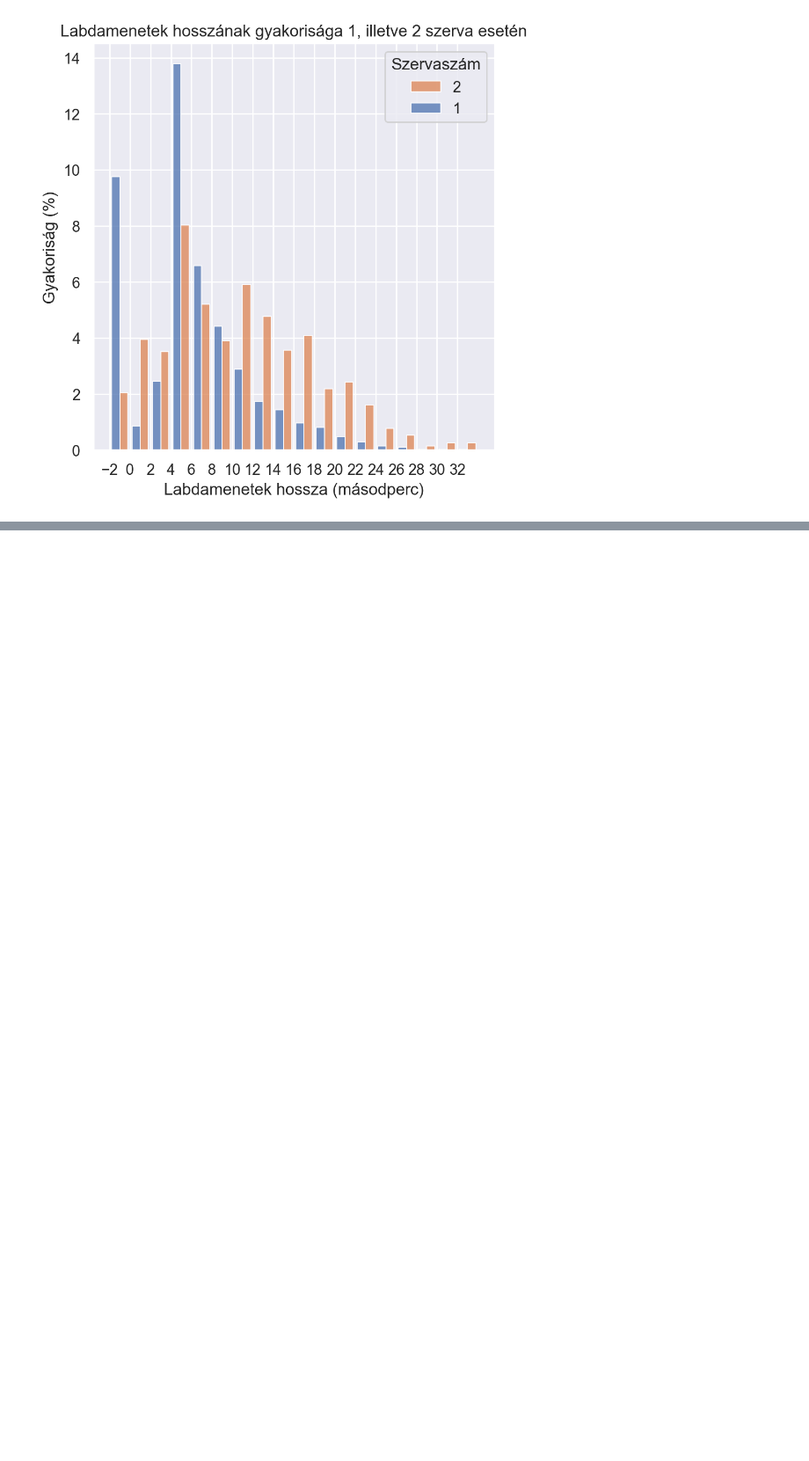
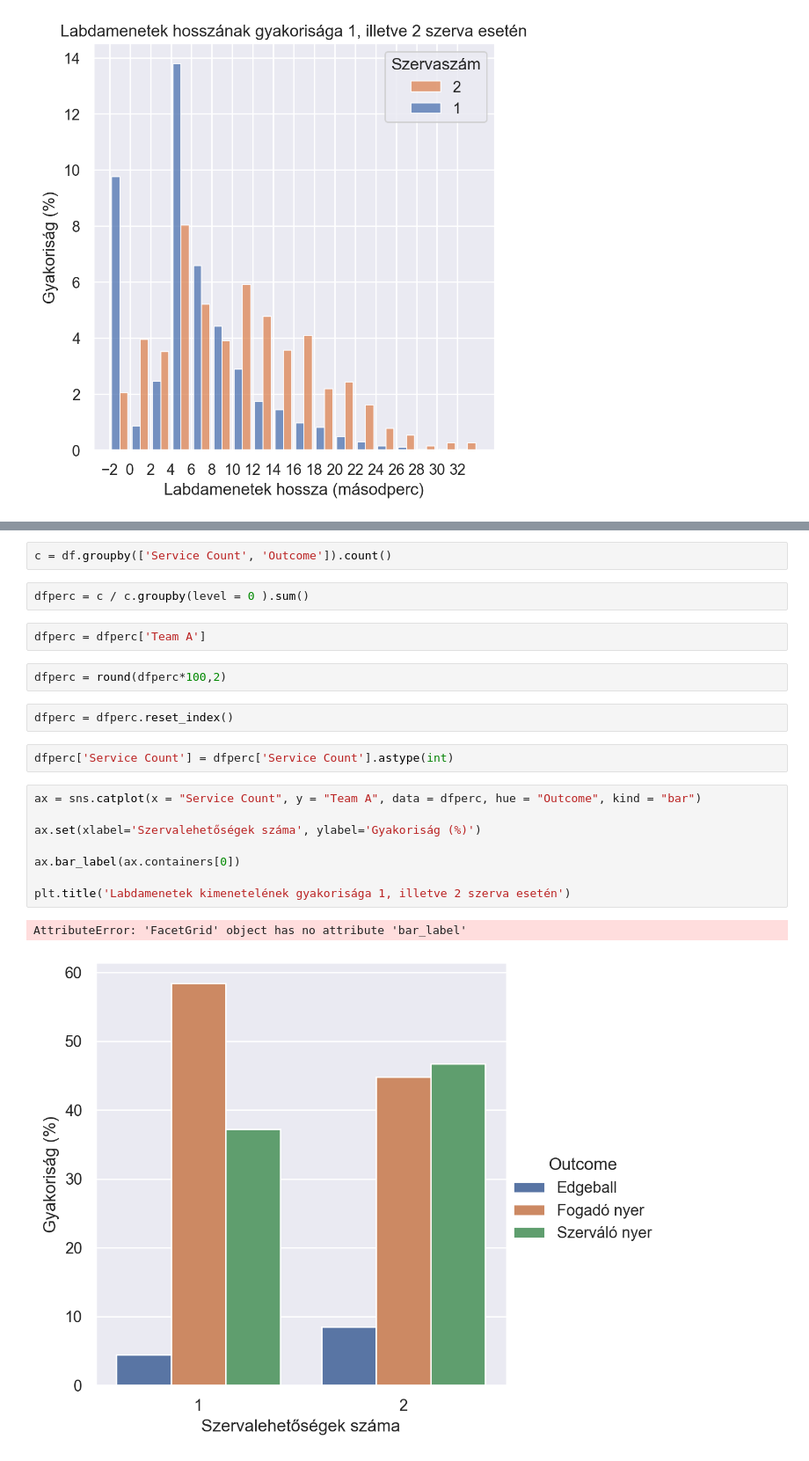
Before and after one commit to barnabasnemeth/Teqball_Services_1_vs_2, a Jupyter notebook: main.ipynb, the cells around one changed output, grey strips where cells are left out. Shown: that part at 88% size. Drawn from its saved outputs; the diff is of its cells as text; blank space fills up the shorter version.

Commit message:
Outcome of rallies (1 vs 2 services)

```diff
--- a/main.ipynb
+++ b/main.ipynb
@@ -111,0 +173,23 @@ Text(0.5, 1.0, 'Labdamenetek hosszának gyakorisága 1, illetve 2 szerva esetén
+# %%
+c = df.groupby(['Service Count', 'Outcome']).count()
+# %%
+dfperc = c / c.groupby(level = 0 ).sum()
+# %%
+dfperc = dfperc['Team A']
+# %%
+dfperc = round(dfperc*100,2)
+# %%
+dfperc = dfperc.reset_index()
+# %%
+dfperc['Service Count'] = dfperc['Service Count'].astype(int)
+# %%
+ax = sns.catplot(x = "Service Count", y = "Team A", data = dfperc, hue = "Outcome", kind = "bar")
+
+ax.set(xlabel='Szervalehetőségek száma', ylabel='Gyakoriság (%)')
+
+ax.bar_label(ax.containers[0])
+
+plt.title('Labdamenetek kimenetelének gyakorisága 1, illetve 2 szerva esetén')
+# %% [output]
+AttributeError: 'FacetGrid' object has no attribute 'bar_label'
+[figure, added]
```
Also changed, not shown: parts of 9 cells of this notebook.
